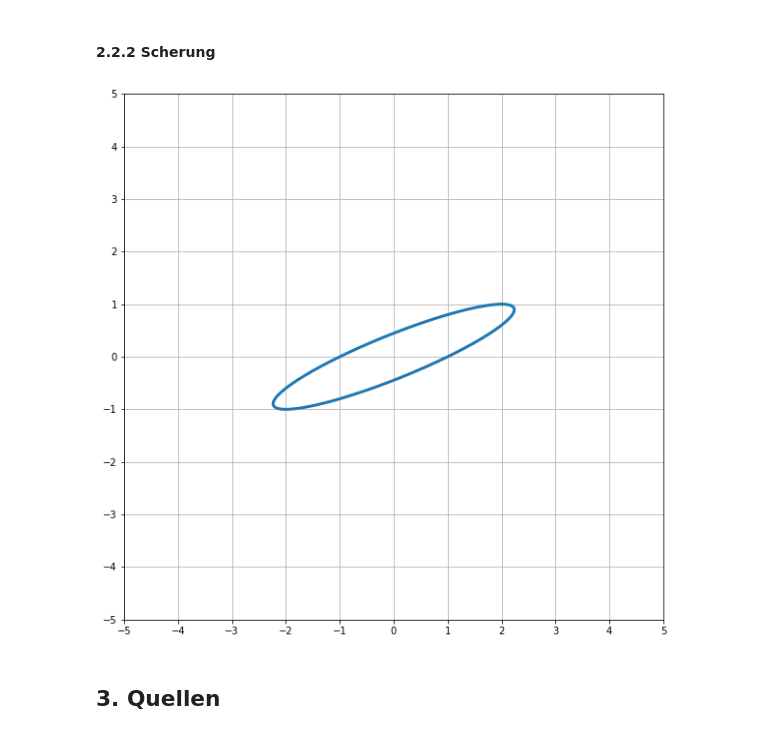
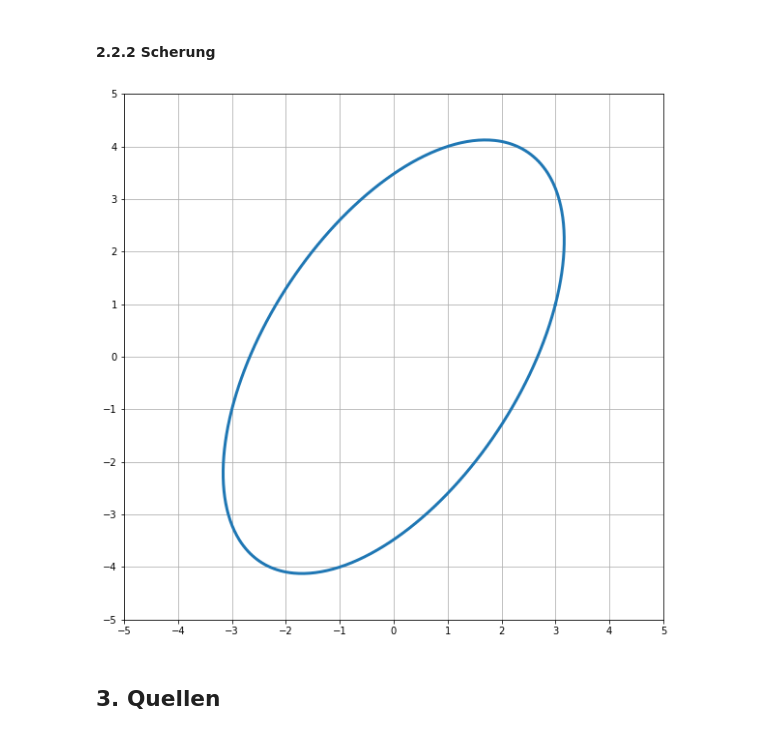
Before and after one commit to greatmerlin/SA_Lineare_Transformationen, a Jupyter notebook: Lineare_Transformationen.ipynb, the cells around one changed output. Saved outputs shown, nothing was run; the diff lists cells and outputs as text; code cells hidden in the pictures.

```diff
--- a/Lineare_Transformationen.ipynb
+++ b/Lineare_Transformationen.ipynb
@@ -233,19 +233,19 @@ def scherungY(Vektor, Faktor):
     e1 = np.array([1,0], dtype = np.float32) # ein Muss
     e2 = np.array([0,1], dtype = np.float32)
 
-    e2[1] += Faktor
+    e2[0] += Faktor
 
     M = np.array([e1, e2]) # Create linear transformation matrix
     LinAb = M @ Vektor # Do the linear transformation
 
     return LinAb
 # %%
-scherX = scherungX(e2, 2)
-scherY = scherungY(e1, 7)
+scherX = scherungX(e2, 3)
+scherY = scherungY(e1, 4)
 
 kreisLinAb(scherX, scherY)
 # %% [output]
-[figure, old version]
+[figure, new version]
 # %% [markdown]
 ## 3. Quellen
 # %% [markdown]
```
